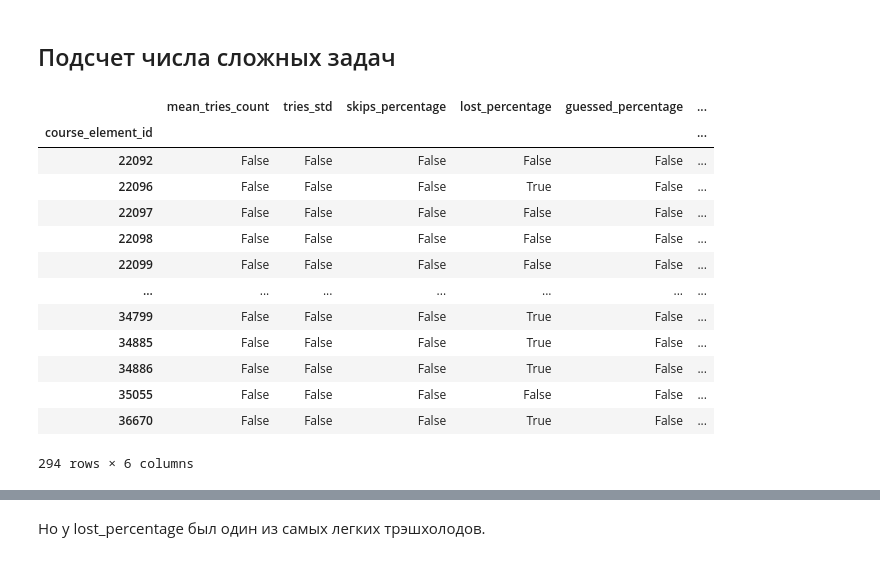
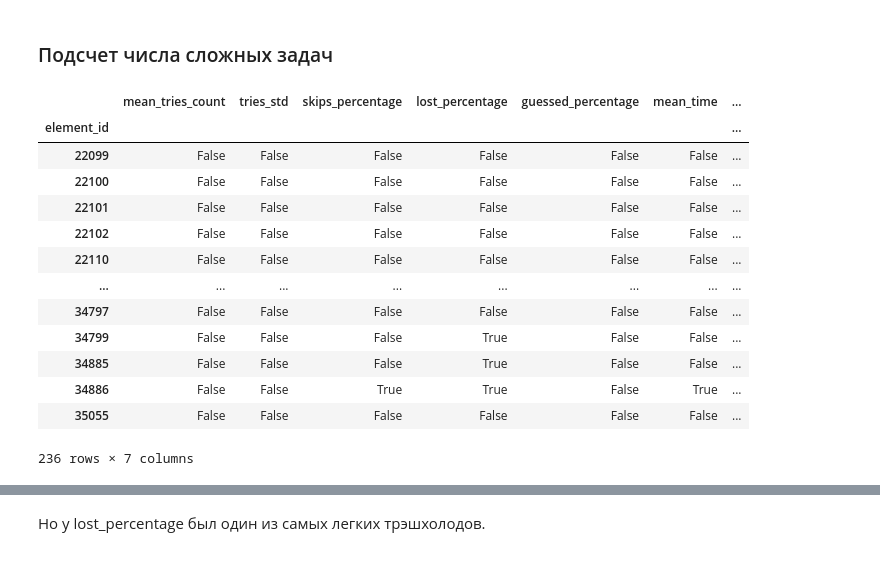
Before and after one commit to pt0p/metrics-for-educational-courses, a Jupyter notebook: ml_intro_correlations.ipynb, the cells around one changed output, grey strips where cells are left out. Drawn from its saved outputs; the diff is of its cells as text; code cells hidden in the pictures.

```diff
--- a/ml_intro_correlations.ipynb
+++ b/ml_intro_correlations.ipynb
@@ -26,0 +43,7 @@ df_merged
+# %%
+mean_time_threshold = 3.5
+
+difficult_percentage = np.count_nonzero(df["mean_time"] > mean_time_threshold) / len(
+    df["mean_time"]
+)
+print("{:.2f}".format(difficult_percentage * 100), "% задач мы считаем сложными")
@@ -26,0 +57,7 @@ df_merged
+# %%
+mean_dev_threshold = 2
+
+difficult_percentage = np.count_nonzero(df["mean_dev"] > mean_dev_threshold) / len(
+    df["mean_dev"]
+)
+print("{:.2f}".format(difficult_percentage * 100), "% задач мы считаем сложными")
@@ -35,7 +76,10 @@ from tabulate import tabulate
 # %%
-thresholds={'mean_tries_count': mean_tries_threshold, 'tries_std': tries_std_threshold,
-           'skips_percentage': skips_percentage_threshold, 'lost_percentage': lost_percentage_threshold,
-           'guessed_percentage': guessed_percentage_threshold}
-dataframes={'mean_tries_count': mean_tries, 'tries_std': tries_std,
-           'skips_percentage': skips_percentage, 'lost_percentage': lost_percentage,
-           'guessed_percentage': guessed_percentage}
+thresholds = {
+    "mean_tries_count": mean_tries_threshold,
+    "tries_std": tries_std_threshold,
+    "skips_percentage": skips_percentage_threshold,
+    "lost_percentage": lost_percentage_threshold,
+    "guessed_percentage": guessed_percentage_threshold,
+    "mean_time": mean_time_threshold,
+    "mean_dev": mean_dev_threshold,
+}
@@ -259,0 +136,2 @@ df_merged
+# %%
+df = df.drop(columns="mean_dev")
@@ -260,28 +288,28 @@ df_merged
 # %% [markdown]
-## Подсчет числа сложных задач
+### Подсчет числа сложных задач
 # %%
-df_hard = pd.DataFrame(index=df_merged.index)
-sum = pd.Series([0]*len(df_hard.index), index=df_hard.index)
-for metric in df_merged.columns:
-    df_hard[metric] = df_merged[metric] >= thresholds[metric]
+df_hard = pd.DataFrame(index=df.index)
+sum = pd.Series([0] * len(df_hard.index), index=df_hard.index)
+for metric in df.columns:
+    df_hard[metric] = df[metric] >= thresholds[metric]
     sum += df_hard[metric].astype(int)
-df_hard['hard_count'] = sum
+df_hard["hard_count"] = sum
 df_hard
 # %% [output]
-|  | mean_tries_count | tries_std | skips_percentage | lost_percentage | guessed_percentage | ... |
-| course_element_id |  |  |  |  |  | ... |
-| 22092 | False | False | False | False | False | ... |
-| 22096 | False | False | False | True | False | ... |
-| 22097 | False | False | False | False | False | ... |
-| 22098 | False | False | False | False | False | ... |
-| 22099 | False | False | False | False | False | ... |
-| ... | ... | ... | ... | ... | ... | ... |
-| 34799 | False | False | False | True | False | ... |
-| 34885 | False | False | False | True | False | ... |
-| 34886 | False | False | False | True | False | ... |
-| 35055 | False | False | False | False | False | ... |
-| 36670 | False | False | False | True | False | ... |
+|  | mean_tries_count | tries_std | skips_percentage | lost_percentage | guessed_percentage | mean_time | ... |
+| element_id |  |  |  |  |  |  | ... |
+| 22099 | False | False | False | False | False | False | ... |
+| 22100 | False | False | False | False | False | False | ... |
+| 22101 | False | False | False | False | False | False | ... |
+| 22102 | False | False | False | False | False | False | ... |
+| 22110 | False | False | False | False | False | False | ... |
+| ... | ... | ... | ... | ... | ... | ... | ... |
+| 34797 | False | False | False | False | False | False | ... |
+| 34799 | False | False | False | True | False | False | ... |
+| 34885 | False | False | False | True | False | False | ... |
+| 34886 | False | False | True | True | False | True | ... |
+| 35055 | False | False | False | False | False | False | ... |
-294 rows × 6 columns
+236 rows × 7 columns
 # %%
 sns.histplot(sum)
 # %% [output]
```
Also changed, not shown: parts of 79 cells of this notebook.
